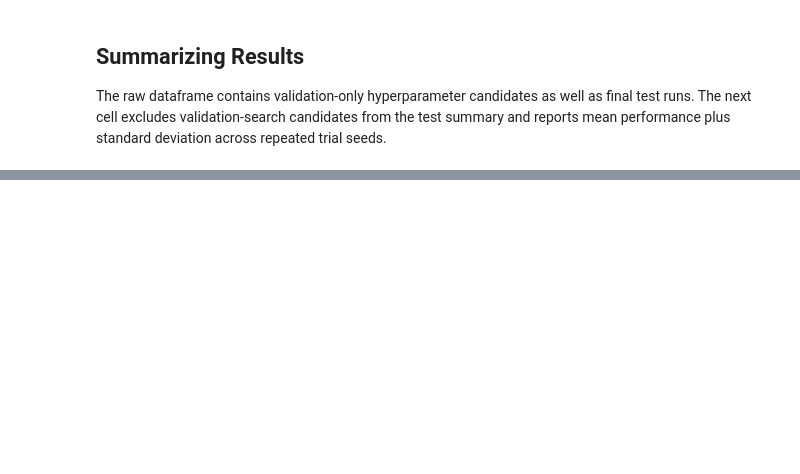
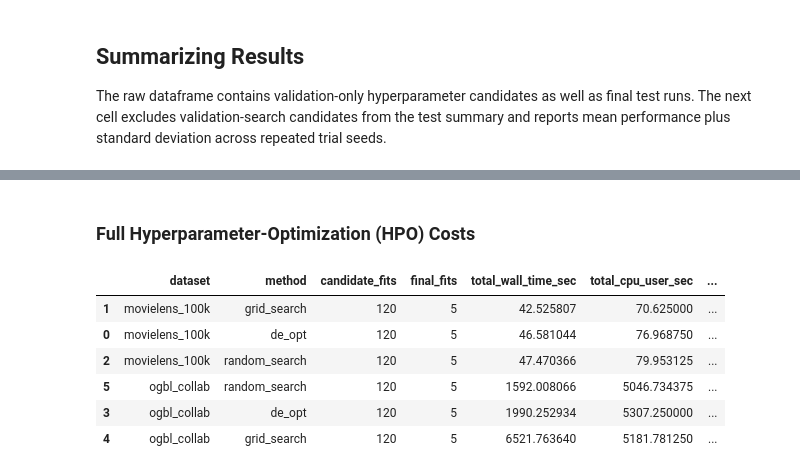
Before and after one commit to Kaxlow/rec-sys-nn-optimization, a Jupyter notebook: src/recommender_optimization_experiments.ipynb, the cells around one changed output, grey strips where cells are left out. Cells and saved outputs as stored; diff of their text form; code cells hidden in the pictures; blank space fills up the shorter version.

```diff
--- a/src/recommender_optimization_experiments.ipynb
+++ b/src/recommender_optimization_experiments.ipynb
@@ -165,0 +283,49 @@ plt.show()
+# %% [markdown]
+### Full Hyperparameter-Optimization (HPO) Costs
+# %%
+# Aggregate the complete cost of each HPO protocol:
+# 24 candidates × 5 seeds, followed by 5 selected final fits.
+
+hpo_rows = results_df[
+    results_df["suite"] == "hyperparameter_search"
+].copy()
+
+hpo_protocol_cost = (
+    hpo_rows.groupby(["dataset", "method"])
+    .agg(
+        candidate_fits=(
+            "selection_stage",
+            lambda values: (values == "validation_search").sum(),
+        ),
+        final_fits=(
+            "selection_stage",
+            lambda values: (values == "final_test").sum(),
+        ),
+        total_wall_time_sec=("wall_time_sec", "sum"),
+        total_cpu_user_sec=("cpu_user_sec", "sum"),
+        total_cpu_system_sec=("cpu_system_sec", "sum"),
+        peak_ram_mb=("peak_ram_mb", "max"),
+        peak_gpu_mb=("peak_gpu_mb", "max"),
+        peak_cpu_percent=("peak_cpu_percent", "max"),
+    )
+    .reset_index()
+)
+
+hpo_protocol_cost["total_cpu_sec"] = (
+    hpo_protocol_cost["total_cpu_user_sec"]
+    + hpo_protocol_cost["total_cpu_system_sec"]
+)
+
+display(
+    hpo_protocol_cost.sort_values(
+        ["dataset", "total_wall_time_sec"]
+    )
+)
+# %% [output]
+|  | dataset | method | candidate_fits | final_fits | total_wall_time_sec | total_cpu_user_sec | ... |
+| 1 | movielens_100k | grid_search | 120 | 5 | 42.525807 | 70.625000 | ... |
+| 0 | movielens_100k | de_opt | 120 | 5 | 46.581044 | 76.968750 | ... |
+| 2 | movielens_100k | random_search | 120 | 5 | 47.470366 | 79.953125 | ... |
+| 5 | ogbl_collab | random_search | 120 | 5 | 1592.008066 | 5046.734375 | ... |
+| 3 | ogbl_collab | de_opt | 120 | 5 | 1990.252934 | 5307.250000 | ... |
+| 4 | ogbl_collab | grid_search | 120 | 5 | 6521.763640 | 5181.781250 | ... |
```
Also changed, not shown: parts of 12 cells of this notebook, 7 other files.
